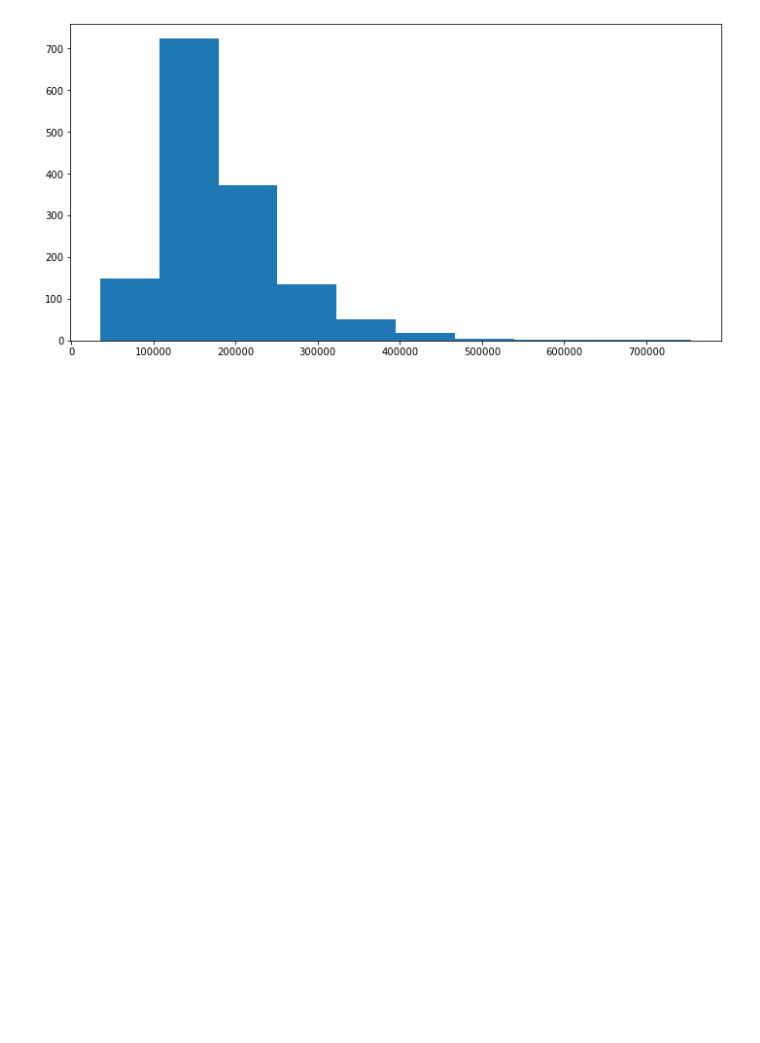
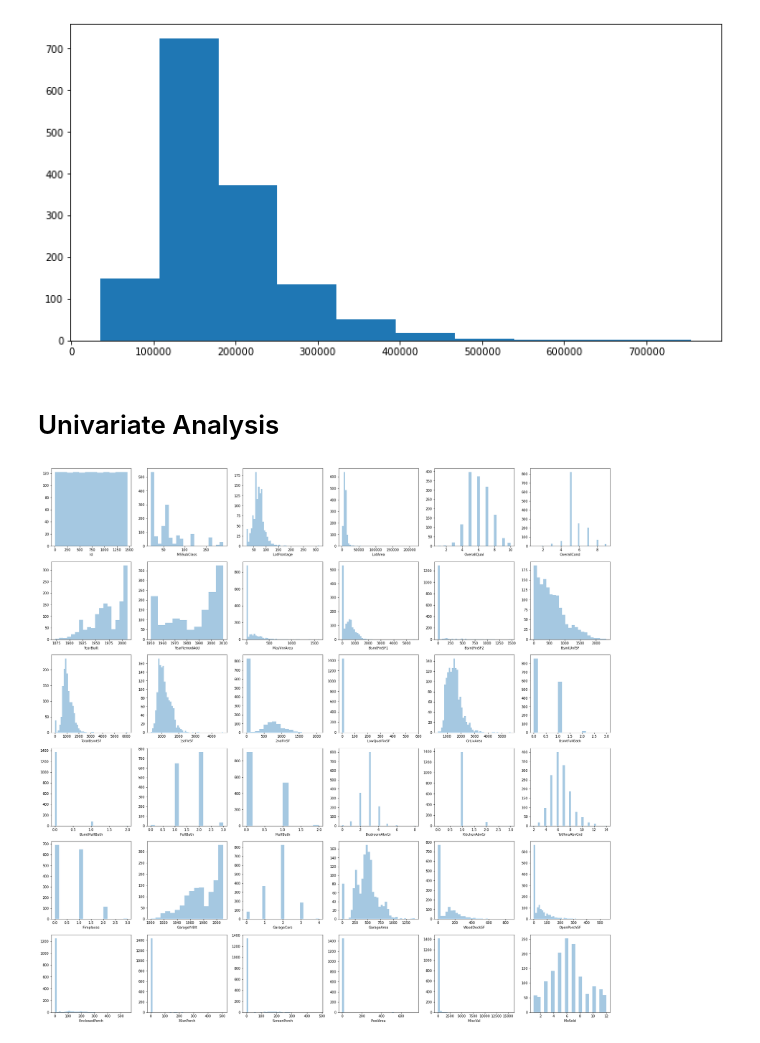
Before and after one commit to RTG8055/DataScience, a Jupyter notebook: StartSteps/Visualization/DS_Toolkit.ipynb, the cells around one changed output. Saved outputs shown, nothing was run; the diff lists cells and outputs as text; code cells hidden in the pictures; blank space fills up the shorter version.

Commit message:
Updating NB with Viz (Uni, Bi, Ridge)
Column Analysis + Univariate Distplot/Bivariate Heatmap + Ridge Line

```diff
--- a/StartSteps/Visualization/DS_Toolkit.ipynb
+++ b/StartSteps/Visualization/DS_Toolkit.ipynb
@@ -32,0 +70,4 @@ df.describe()
+# %%
+numerical_cols = [cname for cname in df.columns if df[cname].dtype in ['int64', 'float64']]
+print('Number of numerical columns: ', len(numerical_cols))
+# numerical_cols
@@ -75,3 +173,11 @@ plt.hist(df['SalePrice'])
         538970., 610980., 682990., 755000.]),
  <a list of 10 Patch objects>)
 [figure]
+# %% [markdown]
+# Univariate Analysis
+# %%
+fig, axes = plt.subplots(nrows=6, ncols=6, figsize=(30,30))
+for i, col in enumerate(numerical_cols[0:-2]):
+    sns.distplot(df[col], kde=False, ax=axes[i//6,i%6])
+# %% [output]
+[figure, added]
```
Also changed, not shown: parts of 16 cells of this notebook.
